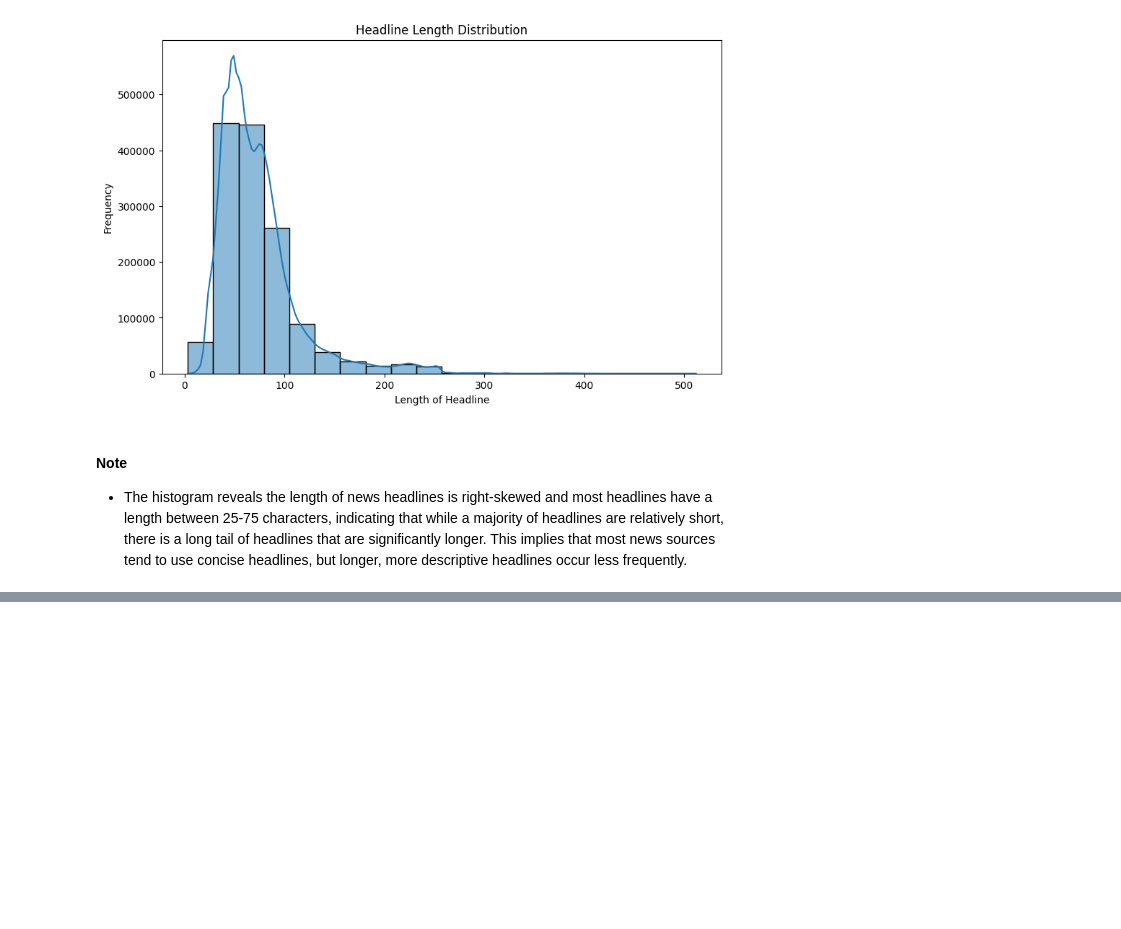
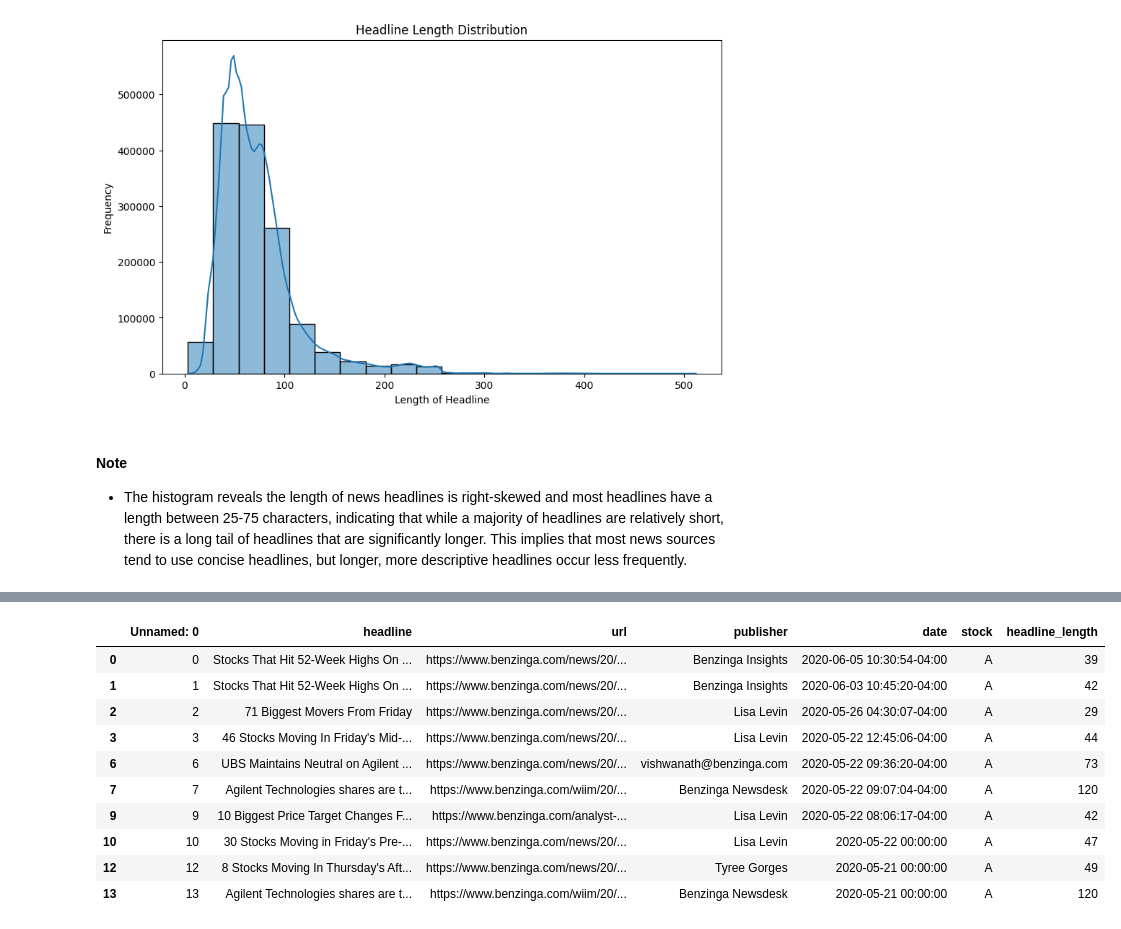
Before and after one commit to Ty-Miki/financial-news-sentiment, a Jupyter notebook: notebooks/EDA.ipynb, the cells around one changed output, grey strips where cells are left out. Cells and saved outputs as stored; diff of their text form; code cells hidden in the pictures; blank space fills up the shorter version.

```diff
--- a/notebooks/EDA.ipynb
+++ b/notebooks/EDA.ipynb
@@ -71,0 +138,4 @@ plotter.plot_histogram(df=df, column="headline_length", title="Headline Length D
+# %%
+# detect duplicate headlines
+duplicate_headlines = outlier_detector.detect_duplicate_texts(df=df, column="headline")
+duplicate_headlines.count()
@@ -71,0 +152,14 @@ plotter.plot_histogram(df=df, column="headline_length", title="Headline Length D
+# %%
+duplicate_headlines.head(10)
+# %% [output]
+|  | Unnamed: 0 | headline | url | publisher | date | stock | headline_length |
+| 0 | 0 | Stocks That Hit 52-Week Highs On ... | https://www.benzinga.com/news/20/... | Benzinga Insights | 2020-06-05 10:30:54-04:00 | A | 39 |
+| 1 | 1 | Stocks That Hit 52-Week Highs On ... | https://www.benzinga.com/news/20/... | Benzinga Insights | 2020-06-03 10:45:20-04:00 | A | 42 |
+| 2 | 2 | 71 Biggest Movers From Friday | https://www.benzinga.com/news/20/... | Lisa Levin | 2020-05-26 04:30:07-04:00 | A | 29 |
+| 3 | 3 | 46 Stocks Moving In Friday's Mid-... | https://www.benzinga.com/news/20/... | Lisa Levin | 2020-05-22 12:45:06-04:00 | A | 44 |
+| 6 | 6 | UBS Maintains Neutral on Agilent ... | https://www.benzinga.com/news/20/... | vishwanath@benzinga.com | 2020-05-22 09:36:20-04:00 | A | 73 |
+| 7 | 7 | Agilent Technologies shares are t... | https://www.benzinga.com/wiim/20/... | Benzinga Newsdesk | 2020-05-22 09:07:04-04:00 | A | 120 |
+| 9 | 9 | 10 Biggest Price Target Changes F... | https://www.benzinga.com/analyst-... | Lisa Levin | 2020-05-22 08:06:17-04:00 | A | 42 |
+| 10 | 10 | 30 Stocks Moving in Friday's Pre-... | https://www.benzinga.com/news/20/... | Lisa Levin | 2020-05-22 00:00:00 | A | 47 |
+| 12 | 12 | 8 Stocks Moving In Thursday's Aft... | https://www.benzinga.com/news/20/... | Tyree Gorges | 2020-05-21 00:00:00 | A | 49 |
+| 13 | 13 | Agilent Technologies shares are t... | https://www.benzinga.com/wiim/20/... | Benzinga Newsdesk | 2020-05-21 00:00:00 | A | 120 |
```
Also changed, not shown: parts of 8 cells of this notebook, 4 other files.
